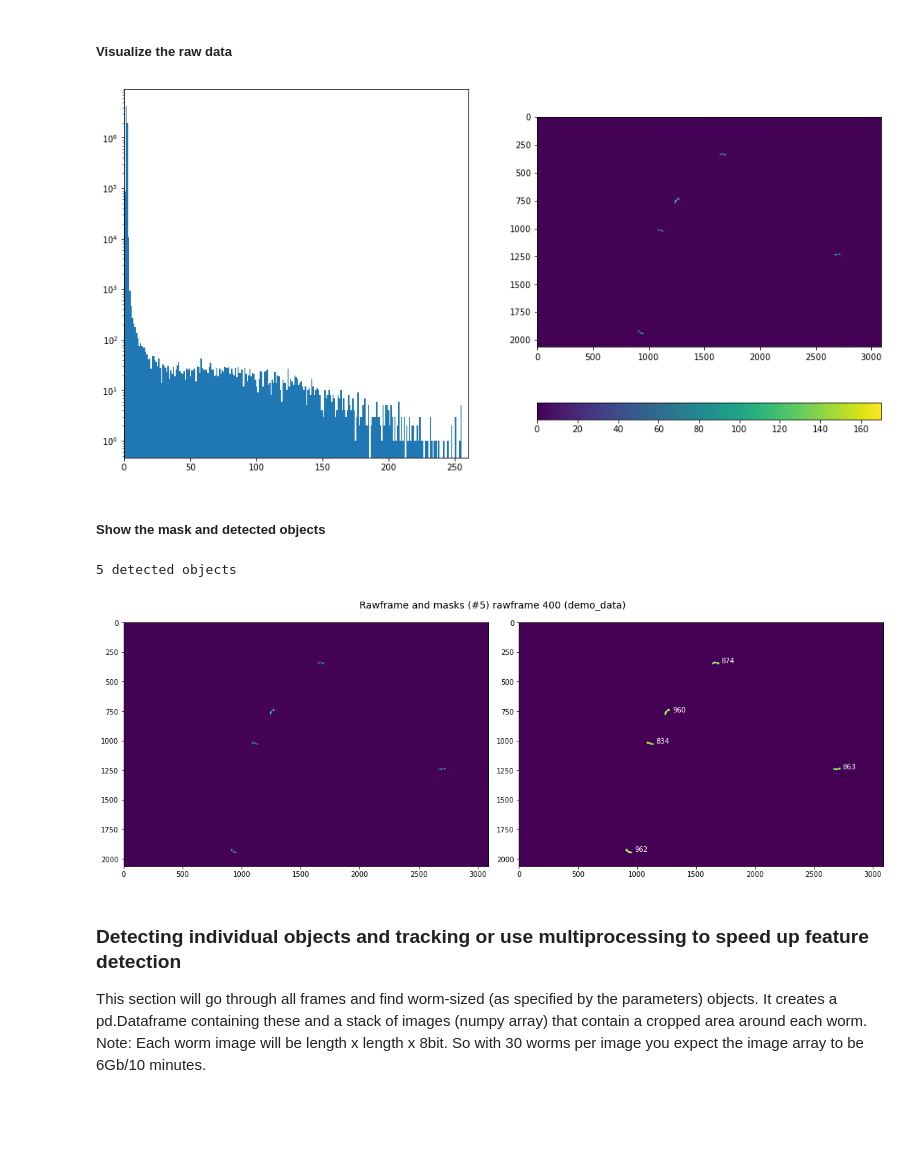
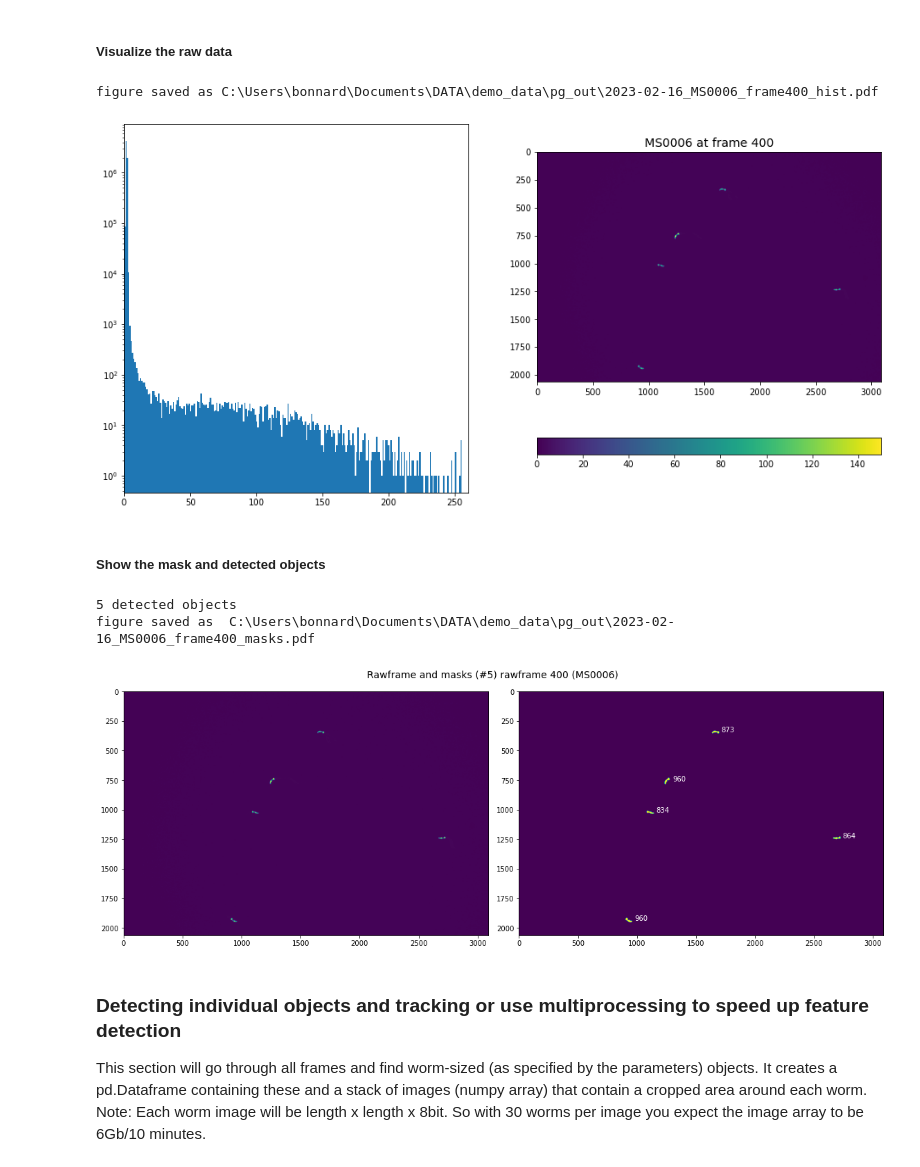
Before and after one commit to scholz-lab/PharaGlow, a Jupyter notebook: notebooks/PharaGlowMain.ipynb, the cells around one changed output. Drawn from its saved outputs; the diff is of its cells as text; code cells hidden in the pictures; blank space fills up the shorter version.

Commit message:
Fix minsize error in test notebook, edit ReadMe, minor format change for plotting output figures

```diff
--- a/notebooks/PharaGlowMain.ipynb
+++ b/notebooks/PharaGlowMain.ipynb
@@ -112,9 +112,9 @@ def setup(parameterfile, inPath, outPath, movie):
 ### Input parameters
 # %%
 parameterfile = r"C:\Users\bonnard\Documents\GitHub\PharaGlow\AnalysisParameters_1x.json"
-inPath = r"C:\Users\bonnard\Documents\DATA\1_rawdata\demo_data"
-outPath = r"C:\Users\bonnard\Documents\DATA\3_1_pharaglow\demo_data"
-movie = "demo_data"
+inPath = r"C:\Users\bonnard\Documents\DATA\demo_data\MS0006"
+outPath = r"C:\Users\bonnard\Documents\DATA\demo_data\pg_out"
+movie = "MS0006"
 
 nWorkers = 4
 
@@ -182,21 +182,26 @@ rawframe 400 to visualize
 # %%
 plt.figure(figsize=(16,8))
 
 plt.subplot(121)
 # Plot the histogram of the pixel intensity values of the rawframe
 plt.hist(rawframes[t].ravel(), bins=256, log=True)
 plt.xlim(0, 260) # xlim for 8 bits image
 
 plt.subplot(122)
 # Adjust the color limit for the rawframe for vizualisation only
-color = (0,170) #  0<=color<=255 for 8 bits image
+color = (0,150) #  0<=color<=255 for 8 bits image
 # color = None
 plt.imshow(rawframes[t],clim = color)
 plt.colorbar(orientation='horizontal');
+plt.title(f"{movie} at frame {t}", fontsize=14)
 
-plt.savefig(os.path.join(outPath,f'{date.today()}_{movie}_frame{t}_px_hist.pdf'))
+# Save
+fig_path = os.path.join(outPath,f'{date.today()}_{movie}_frame{t}_hist.pdf')
+plt.savefig(fig_path)
+print("figure saved as", fig_path)
 # %% [output]
+figure saved as C:\Users\bonnard\Documents\DATA\demo_data\pg_out\2023-02-16_MS0006_frame400_hist.pdf
-[figure, old version]
+[figure, new version]
 # %% [markdown]
 ##### Show the mask and detected objects
 # %%
@@ -221,14 +226,16 @@ print(f"{num} detected objects")
 for region in regionprops(label_image):
     plt.text(region.centroid[1]+50, region.centroid[0], region.area, color ='w')
 
-
+plt.suptitle(f"Rawframe and masks (#{num}) rawframe {t} ({movie})", fontsize=14)
 plt.tight_layout()
 
 # save the pdf
-plt.suptitle(f"Rawframe and masks (#{num}) rawframe {t} ({movie})", fontsize=14)
-plt.savefig(os.path.join(outPath,f'{date.today()}_{movie}_frame{t}_masks.pdf'))
+fig_path = os.path.join(outPath,f'{date.today()}_{movie}_frame{t}_masks.pdf')
+plt.savefig(fig_path)
+print("figure saved as", fig_path)
 # %% [output]
 5 detected objects
+figure saved as  C:\Users\bonnard\Documents\DATA\demo_data\pg_out\2023-02-16_MS0006_frame400_masks.pdf
 [figure]
 # %% [markdown]
 ### Detecting individual objects and tracking or use multiprocessing to speed up feature detection
```
Also changed, not shown: parts of 5 cells of this notebook, 2 other files.
